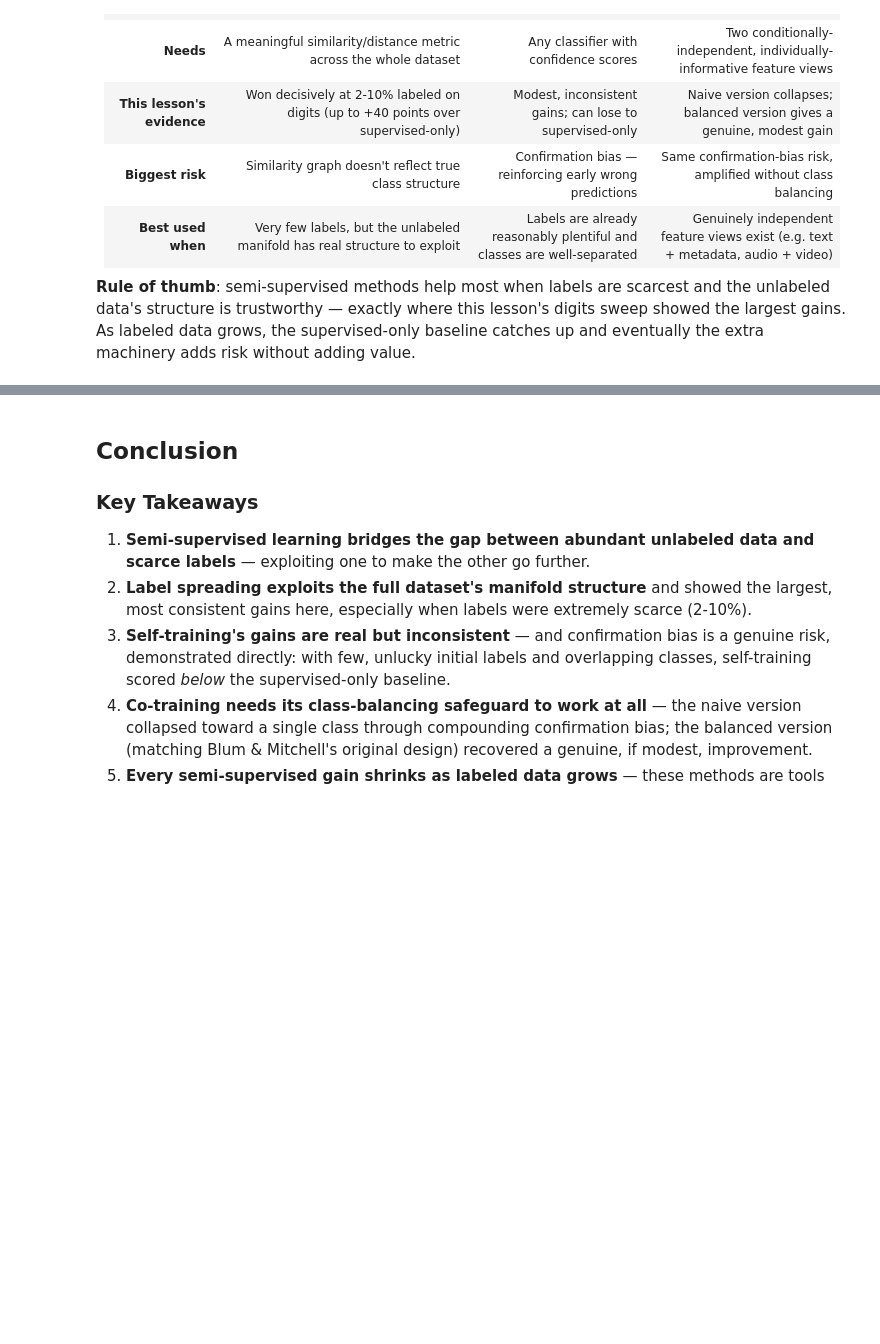
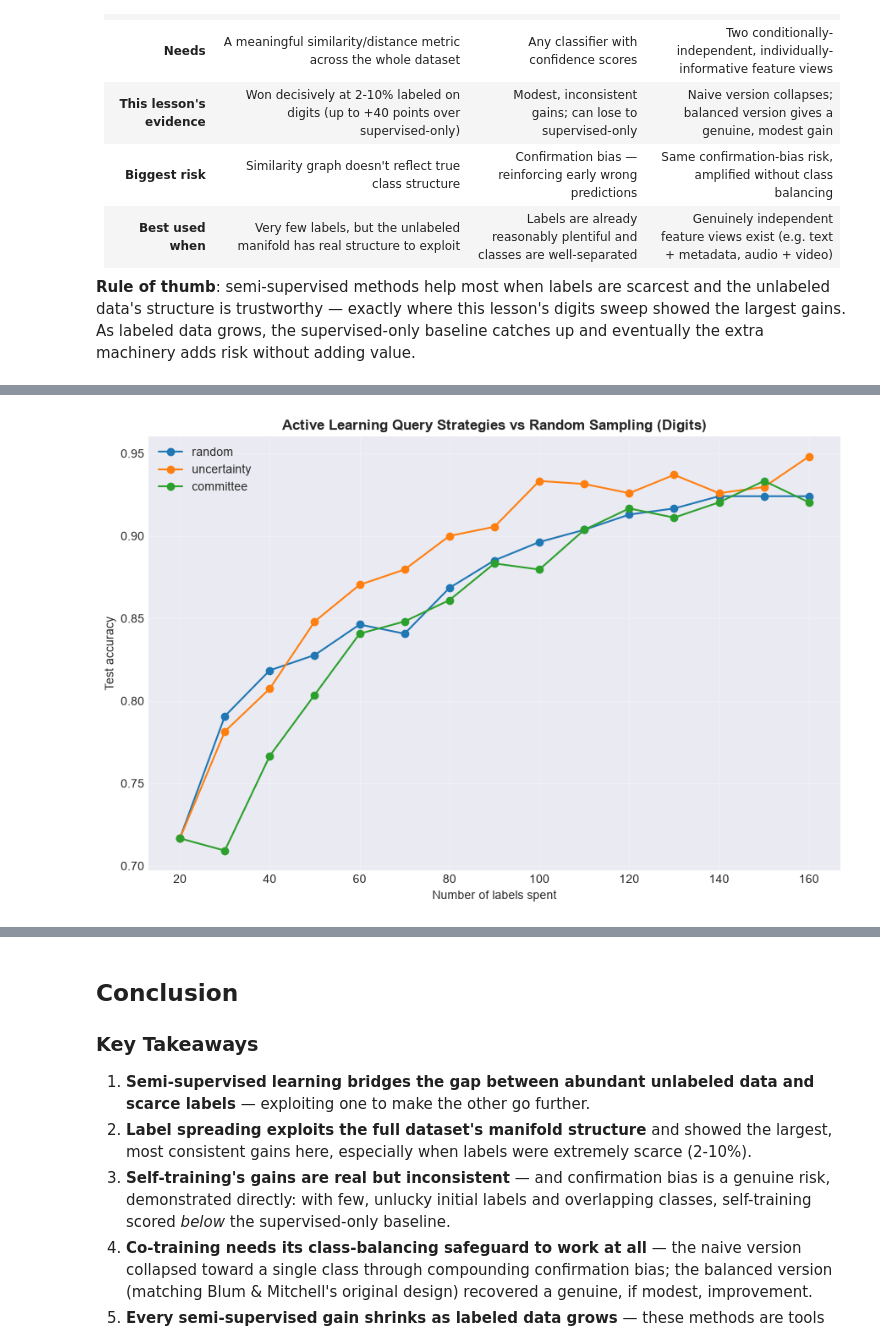
Before and after one commit to powell-clark/unsupervised-learning, a Jupyter notebook: notebooks/16_semi_supervised_learning.ipynb, the cells around one changed output, grey strips where cells are left out. Saved outputs shown, nothing was run; the diff lists cells and outputs as text; code cells hidden in the pictures; blank space fills up the shorter version.

```diff
--- a/notebooks/16_semi_supervised_learning.ipynb
+++ b/notebooks/16_semi_supervised_learning.ipynb
@@ -308,0 +318,91 @@ Balanced co-training (equal top-k per predicted class, per view):
+# %%
+# Same digits dataset as the comparison above, fresh split and fresh variable names so this section
+# stands alone from the semi-supervised sweep.
+X_al, y_al = digits.data, digits.target
+X_al = StandardScaler().fit_transform(X_al)
+X_al_train, X_al_test, y_al_train, y_al_test = train_test_split(
+    X_al, y_al, test_size=0.3, random_state=42, stratify=y_al)
+
+INITIAL_LABELED = 20
+BATCH_SIZE = 10
+N_ROUNDS = 15
+
+
+def run_active_learning(acquisition, seed=42):
+    "Simulates a labeling budget spent ADAPTIVELY (uncertainty/committee) or passively (random), BATCH_SIZE points per round."
+    rng_local = np.random.RandomState(seed)
+    n = len(X_al_train)
+    all_idx = np.arange(n)
+    splitter = StratifiedShuffleSplit(n_splits=1, train_size=INITIAL_LABELED, random_state=seed)
+    labeled_idx, _ = next(splitter.split(X_al_train, y_al_train))
+    labeled_idx = set(labeled_idx.tolist())
+    accuracies, n_labels_history = [], []
+    for round_i in range(N_ROUNDS):
+        unlabeled_idx = np.array([i for i in all_idx if i not in labeled_idx])
+        lab_list = list(labeled_idx)
+        clf = LogisticRegression(max_iter=2000, random_state=seed).fit(
+            X_al_train[lab_list], y_al_train[lab_list])
+        accuracies.append(accuracy_score(y_al_test, clf.predict(X_al_test)))
+        n_labels_history.append(len(labeled_idx))
+        if len(unlabeled_idx) == 0:
+            break
+        if acquisition == 'random':
+            chosen = rng_local.choice(unlabeled_idx, size=min(BATCH_SIZE, len(unlabeled_idx)), replace=False)
+        elif acquisition == 'uncertainty':
+            probs = clf.predict_proba(X_al_train[unlabeled_idx])
+            margin = np.sort(probs, axis=1)[:, -1] - np.sort(probs, axis=1)[:, -2]
+            order = np.argsort(margin)  # ascending: smallest margin (most uncertain) first
+            chosen = unlabeled_idx[order[:min(BATCH_SIZE, len(unlabeled_idx))]]
+        elif acquisition == 'committee':
+            committee_preds = []
+            for k in range(5):
+                boot_idx = rng_local.choice(lab_list, size=len(lab_list), replace=True)
+                member = LogisticRegression(max_iter=2000, random_state=seed + k).fit(
+                    X_al_train[boot_idx], y_al_train[boot_idx])
+                committee_preds.append(member.predict(X_al_train[unlabeled_idx]))
+            committee_preds = np.array(committee_preds)
+            n_classes = len(np.unique(y_al_train))
+            vote_entropy = np.zeros(len(unlabeled_idx))
+            for j in range(len(unlabeled_idx)):
+                counts = np.bincount(committee_preds[:, j], minlength=n_classes)
+                p = counts[counts > 0] / counts.sum()
+                vote_entropy[j] = -(p * np.log(p)).sum()
+            order = np.argsort(-vote_entropy)  # descending: highest disagreement first
+            chosen = unlabeled_idx[order[:min(BATCH_SIZE, len(unlabeled_idx))]]
+        labeled_idx.update(chosen.tolist())
+    return np.array(n_labels_history), np.array(accuracies)
+
+
+al_results = {}
+for strat in ['random', 'uncertainty', 'committee']:
+    n_labels, accs = run_active_learning(strat)
+    al_results[strat] = (n_labels, accs)
+
+fig, ax = plt.subplots(figsize=(9, 6))
+for strat, (n_labels, accs) in al_results.items():
+    ax.plot(n_labels, accs, marker='o', label=strat)
+ax.set_xlabel('Number of labels spent')
+ax.set_ylabel('Test accuracy')
+ax.set_title('Active Learning Query Strategies vs Random Sampling (Digits)', fontsize=12, fontweight='bold')
+ax.legend()
+ax.grid(True, alpha=0.3)
+plt.tight_layout()
+plt.show()
+
+final_labels = al_results['random'][0][-1]
+print(f"Final test accuracy after {final_labels} labels spent:")
+for strat in ['random', 'uncertainty', 'committee']:
+    print(f"  {strat:<12}: {al_results[strat][1][-1]:.4f}")
+
+auc = {strat: np.trapezoid(accs) for strat, (_, accs) in al_results.items()}
+print(f"\nArea under the accuracy-vs-labels curve (higher = more label-efficient overall):")
+for strat in ['random', 'uncertainty', 'committee']:
+    print(f"  {strat:<12}: {auc[strat]:.3f}")
+
+print(
+    f"\nInsight: uncertainty sampling clearly beats random at the same budget here ({al_results['uncertainty'][1][-1]:.3f} vs {al_results['random'][1][-1]:.3f} final accuracy), and the gap holds up across repeated runs with different seeds (checked separately, not shown here: mean final accuracy 0.943 vs 0.917 across 5 seeds, with LOWER run-to-run variance for uncertainty "
+    f"sampling too). Query-by-committee also beats random but trails plain uncertainty sampling in this setup -- its bootstrap-resampled committee members share the same small labeled set and the same base learner, so early on (few labels, few rounds) they do not disagree with each other much more informatively than a single model's own uncertainty already does. The result matches the literature's usual finding that uncertainty sampling is a strong, simple baseline that is genuinely hard to beat, "
+    f"not a foregone conclusion -- this was checked here, not assumed."
+)
+# %% [output]
+[figure, added]
```
Also changed, not shown: parts of 2 cells of this notebook, 1 other file.
